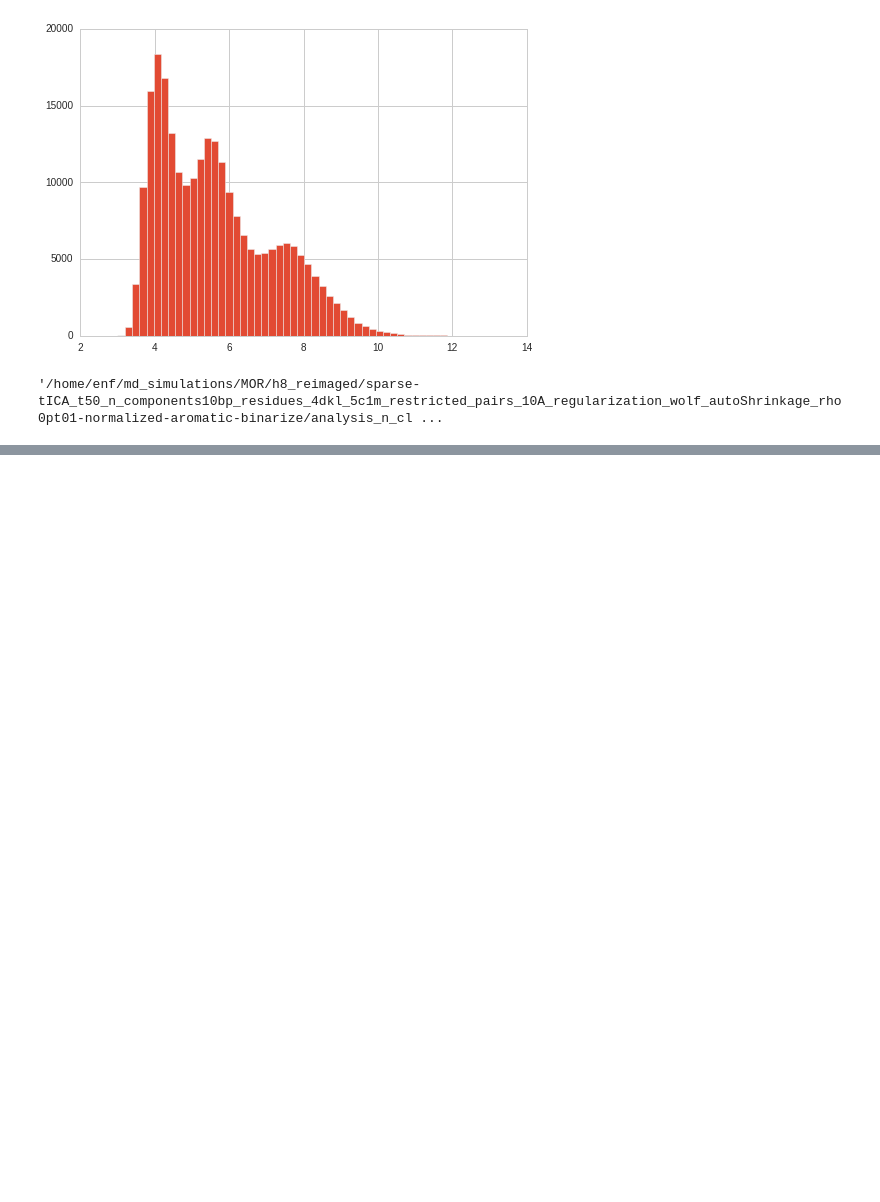
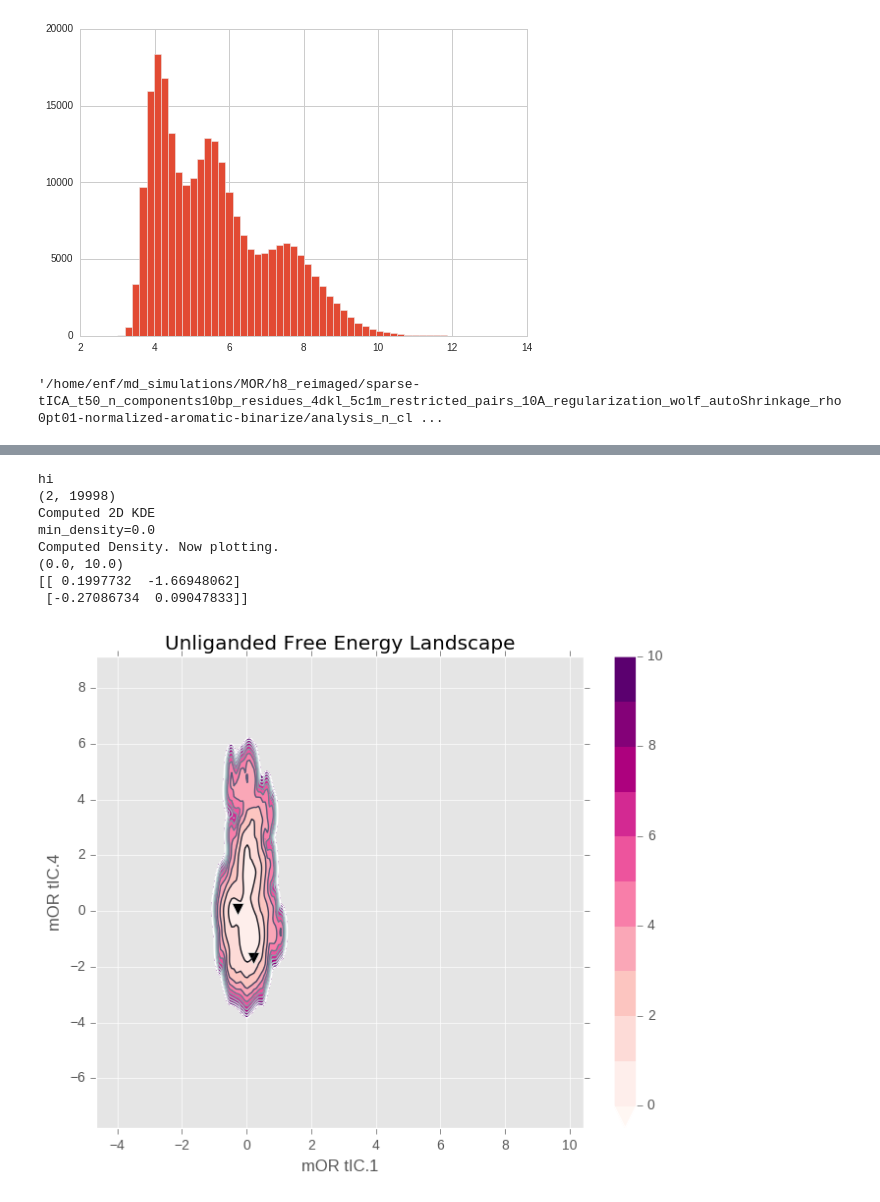
Before and after one commit to amirbarati/conformation, a Jupyter notebook: mor_h8_ligand-protein_contacts-bu72.ipynb, the cells around one changed output, grey strips where cells are left out. Cells and saved outputs as stored; diff of their text form; code cells hidden in the pictures; blank space fills up the shorter version.

```diff
--- a/mor_h8_ligand-protein_contacts-bu72.ipynb
+++ b/mor_h8_ligand-protein_contacts-bu72.ipynb
@@ -1030,11 +1068,11 @@ Index(['LEU158_CA to VAL285_CA', 'CYS79 to PRO122', 'ASN230_CA to CYS235_CA',
 pd.set_option('display.max_columns', None)
 pd.set_option('display.max_rows', None)
 # %%
-def custom_lim_finder(values):
+def custom_lim_finder(values, n_stds=1.):
     mins = np.min(values, axis=0)
     maxs = np.max(values, axis=0)
     stds = np.std(values, axis=0)
-    custom_lims = [[mins[i] - 1.*stds[i], maxs[i] + 1.*stds[i]] for i in range(0,len(mins))]
+    custom_lims = [[mins[i] - n_stds*stds[i], maxs[i] + n_stds*stds[i]] for i in range(0,len(mins))]
     return custom_lims
 # %%
 all_traj_features_np = [f.values for f in all_traj_features]
@@ -2928,0 +3081,20 @@ print([t for t in trajs_to_watch.values()[0] if "bu72" in t])
+# %%
+import jointplot_d3
+reload(jointplot_d3)
+from jointplot_d3 import *
+
+jointplot((0,1), apo_features_eq[cols].values, save_dir=analysis_dir, titles=cols,
+              main="Unliganded Free Energy Landscape", custom_lims=custom_lims,
+              max_tIC=5, min_density=None, max_diff=10., n_levels=11, n_pts=200j,
+              remake=True, refcoords=ref_features[cols].values,
+              cmap=plt.cm.get_cmap("RdPu"))
+# %% [output]
+hi
+(2, 19998)
+Computed 2D KDE
+min_density=0.0
+Computed Density. Now plotting.
+(0.0, 10.0)
+[[ 0.1997732  -1.66948062]
+ [-0.27086734  0.09047833]]
+[figure, added]
```
Also changed, not shown: parts of 27 cells of this notebook, 7 other files.
